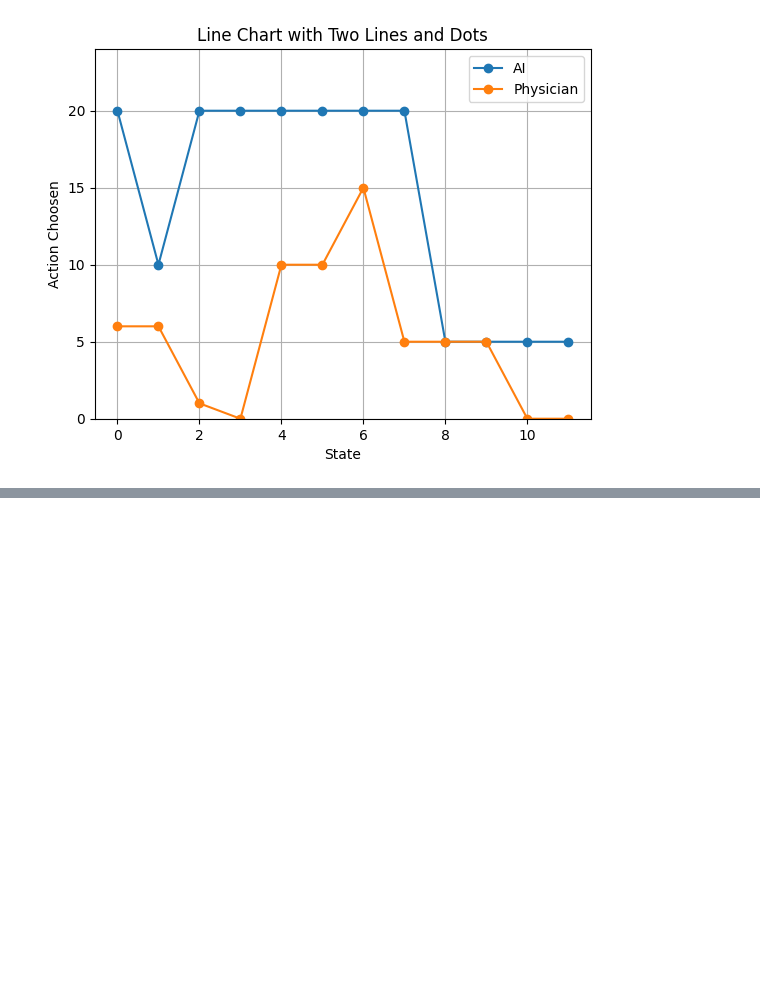
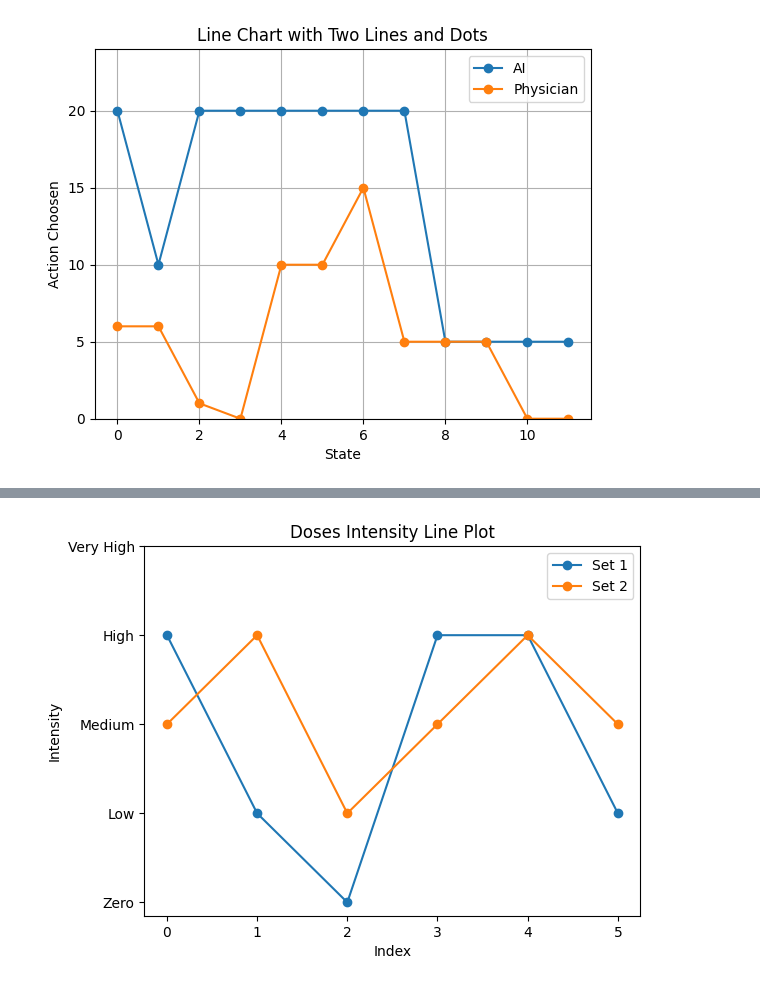
Before and after one commit to mrazi25/ICU-Deployment, a Jupyter notebook: main/pages/oprekoprek.ipynb, the cells around one changed output, grey strips where cells are left out. Saved outputs shown, nothing was run; the diff lists cells and outputs as text; code cells hidden in the pictures; blank space fills up the shorter version.

```diff
--- a/main/pages/oprekoprek.ipynb
+++ b/main/pages/oprekoprek.ipynb
@@ -192,0 +356,20 @@ plt.show()
+# %%
+phys_act = [0, 2, 1, 1, 2, 1, 5, 5, 0, 9, 12]
+ai_act = [0, 2, 1, 1, 2, 1, 5, 5, 0, 9, 12]
+doses_intensity = ["zero", "low", "medium", "high", "very high"]
+pair_of_act = list(product(doses_intensity, repeat=2))
+
+# Create a MultiIndex for columns
+columns = pd.MultiIndex.from_product([["Physician", "AI (Deep Q Network)"], doses_intensity], names=["Activity", "Intensity"])
+
+# Create an empty DataFrame with the MultiIndex columns
+df = pd.DataFrame(index=range(len(phys_act)), columns=columns)
+
+# Fill the DataFrame with data
+for i in range(len(phys_act)):
+    for intensity in doses_intensity:
+        df.loc[i, ("Physician", intensity)] = phys_act[i] if intensity == pair_of_act[i][0] else None
+        df.loc[i, ("AI (Deep Q Network)", intensity)] = ai_act[i] if intensity == pair_of_act[i][0] else None
+
+# Display the DataFrame using st.dataframe
+df
@@ -192,0 +390,27 @@ plt.show()
+# %%
+import matplotlib.pyplot as plt
+
+# Sample data
+doses_intensity_set1 = ['High', 'Low', 'Zero', 'High', 'High', 'Low']
+doses_intensity_set2 = ['Medium', 'High', 'Low', 'Medium', 'High', 'Medium']
+y_labels = ["Zero", "Low", "Medium", "High", "Very High"]
+
+# Map doses_intensity to corresponding numerical values
+y_values_set1 = [y_labels.index(intensity) for intensity in doses_intensity_set1]
+y_values_set2 = [y_labels.index(intensity) for intensity in doses_intensity_set2]
+
+# Create a line plot for each set
+plt.plot(range(len(doses_intensity_set1)), y_values_set1, label='Set 1', marker='o', linestyle='-')
+plt.plot(range(len(doses_intensity_set2)), y_values_set2, label='Set 2', marker='o', linestyle='-')
+
+# Customize the plot
+plt.xlabel('Index')
+plt.ylabel('Intensity')
+plt.title('Doses Intensity Line Plot')
+plt.yticks(range(len(y_labels)), y_labels)
+plt.legend()
+
+# Show the plot
+plt.show()
+# %% [output]
+[figure, added]
```
Also changed, not shown: parts of 11 cells of this notebook, 22 other files.
